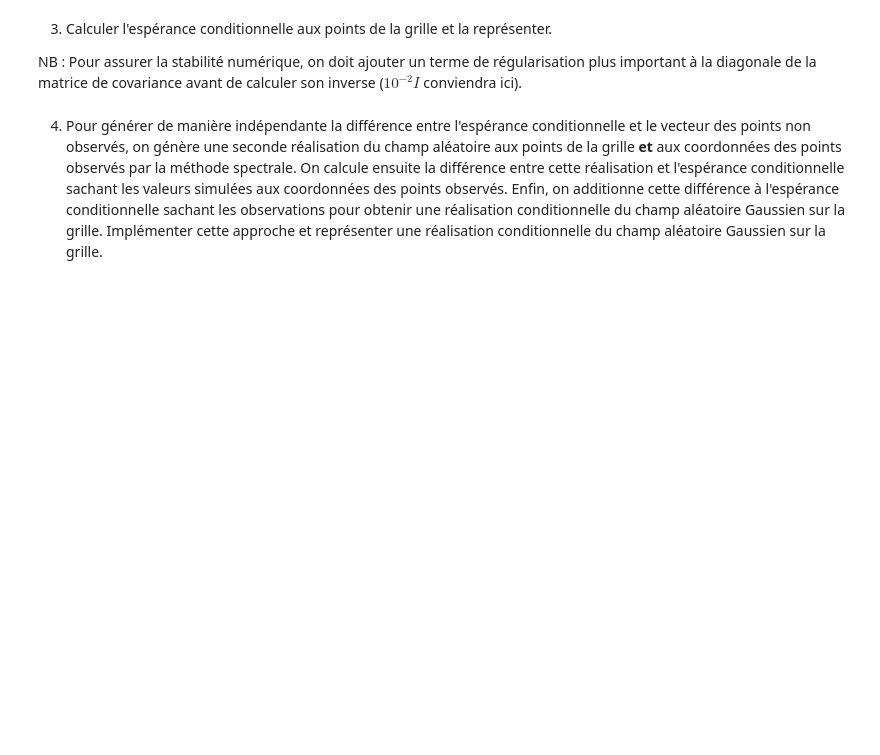
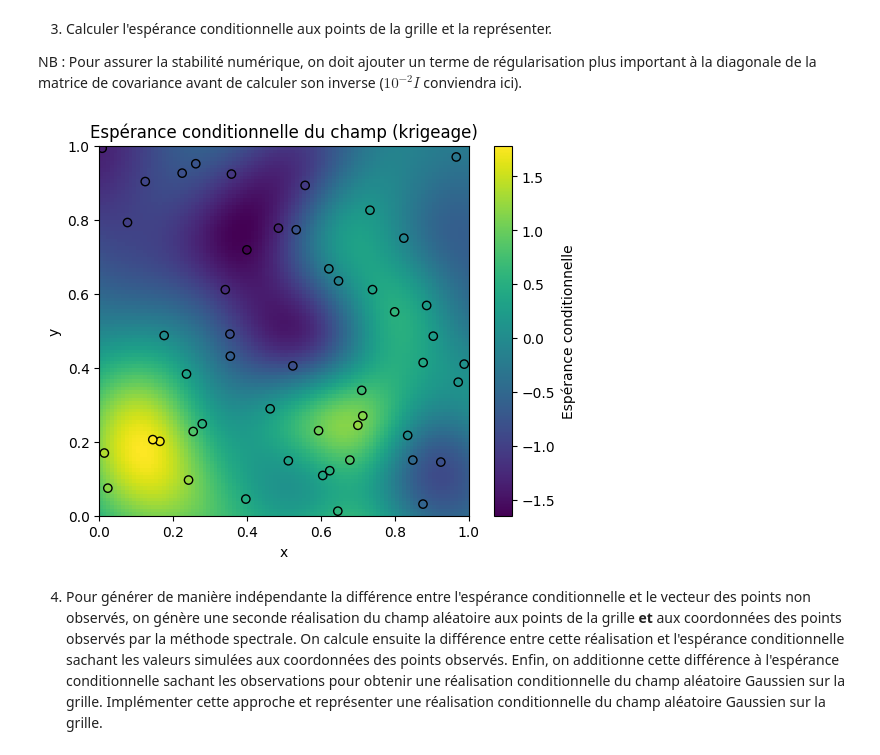
Before and after one commit to erhel-czc/projet-probabilites, a Jupyter notebook: Projet Probabilités.ipynb, the cells around one changed output. Saved outputs shown, nothing was run; the diff lists cells and outputs as text; code cells hidden in the pictures; blank space fills up the shorter version.

```diff
--- a/Projet Probabilités.ipynb
+++ b/Projet Probabilités.ipynb
@@ -192,5 +230,40 @@ NB : Pour assurer la stabilité numérique, on doit ajouter un terme de régular
 # %%
 sigma2 = 1.0
 a = 0.05
+n=50
+n_grid = 100
+reg = 1e-2
+
+xg = np.linspace(0, 1, n_grid)
+yg = np.linspace(0, 1, n_grid)
+Xg, Yg = np.meshgrid(xg, yg)
+points_grid = np.column_stack((Xg.ravel(), Yg.ravel()))
+
+
+D_21 = distance_matrix(points_grid, points_obs)
+K21 = covariance_gaussienne(D_21, sigma2, a)
+
+lambda_reg = 1e-2
+K11_reg = K11 + lambda_reg * np.eye(n)
+K11_inv = np.linalg.inv(K11_reg)
+
+#espérance conditionnelle
+mu_cond = K21 @ K11_inv @ X1
+
+#on repasse en 2D
+mu_cond_grid = mu_cond.reshape((n_grid, n_grid))
+
+
+plt.figure()
+plt.imshow(mu_cond_grid, origin='lower', extent=[0,1,0,1])
+plt.scatter(points_obs[:,0], points_obs[:,1], c=X1,
+            edgecolor='k', cmap='viridis')
+plt.colorbar(label="Espérance conditionnelle")
+plt.title("Espérance conditionnelle du champ (krigeage)")
+plt.xlabel("x")
+plt.ylabel("y")
+plt.show()
+# %% [output]
+[figure, added]
 # %% [markdown]
 4. Pour générer de manière indépendante la différence entre l'espérance conditionnelle et le vecteur des points non observés, on génère une seconde réalisation du champ aléatoire aux points de la grille **et** aux coordonnées des points observés par la méthode spectrale. On calcule ensuite la différence entre cette réalisation et l'espérance conditionnelle sachant les valeurs simulées aux coordonnées des points observés. Enfin, on additionne cette différence à l'espérance conditionnelle sachant les observations pour obtenir une réalisation conditionnelle du champ aléatoire Gaussien sur la grille. Implémenter cette approche et représenter une réalisation conditionnelle du champ aléatoire Gaussien sur la grille.
```
Also changed, not shown: parts of 3 cells of this notebook.
